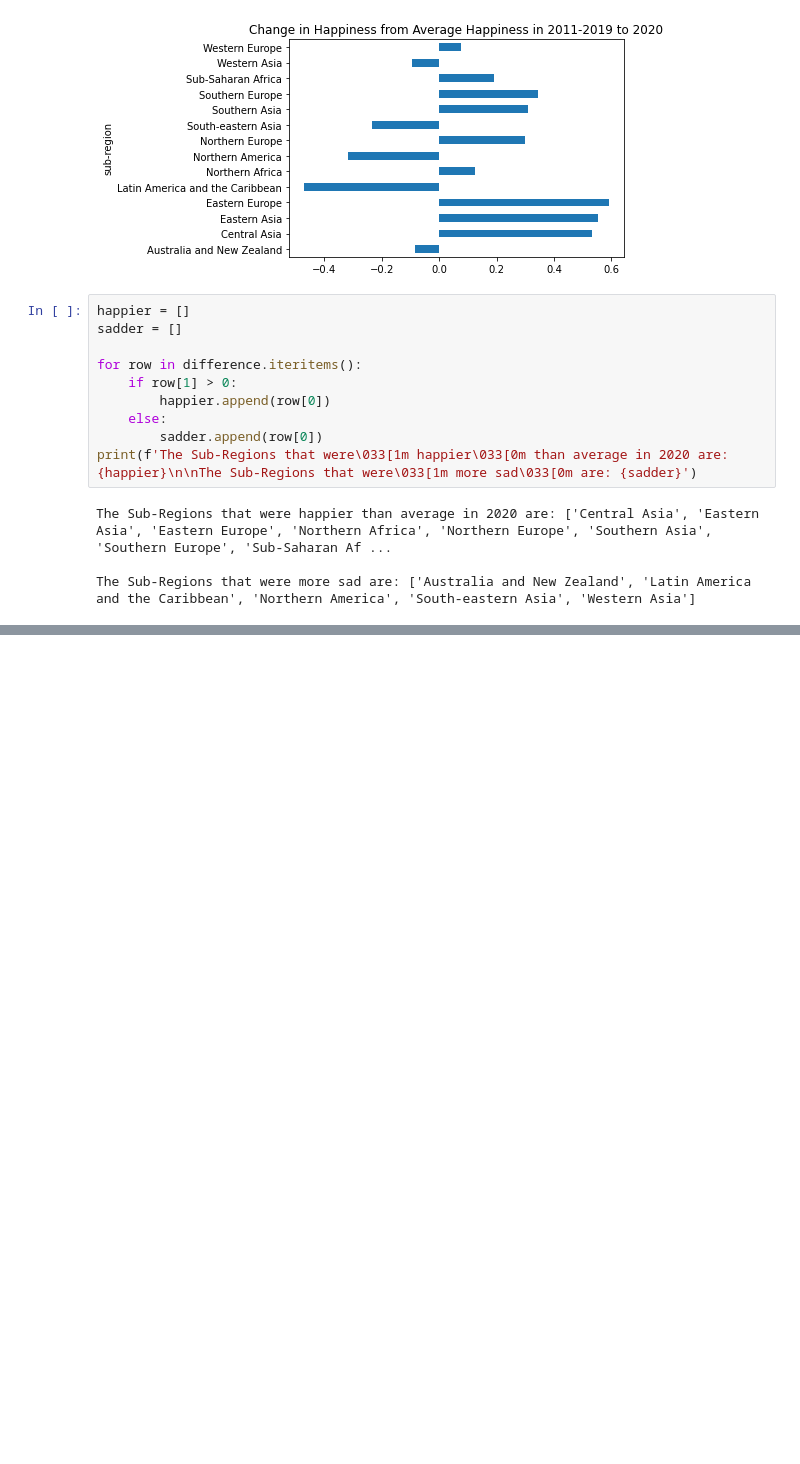
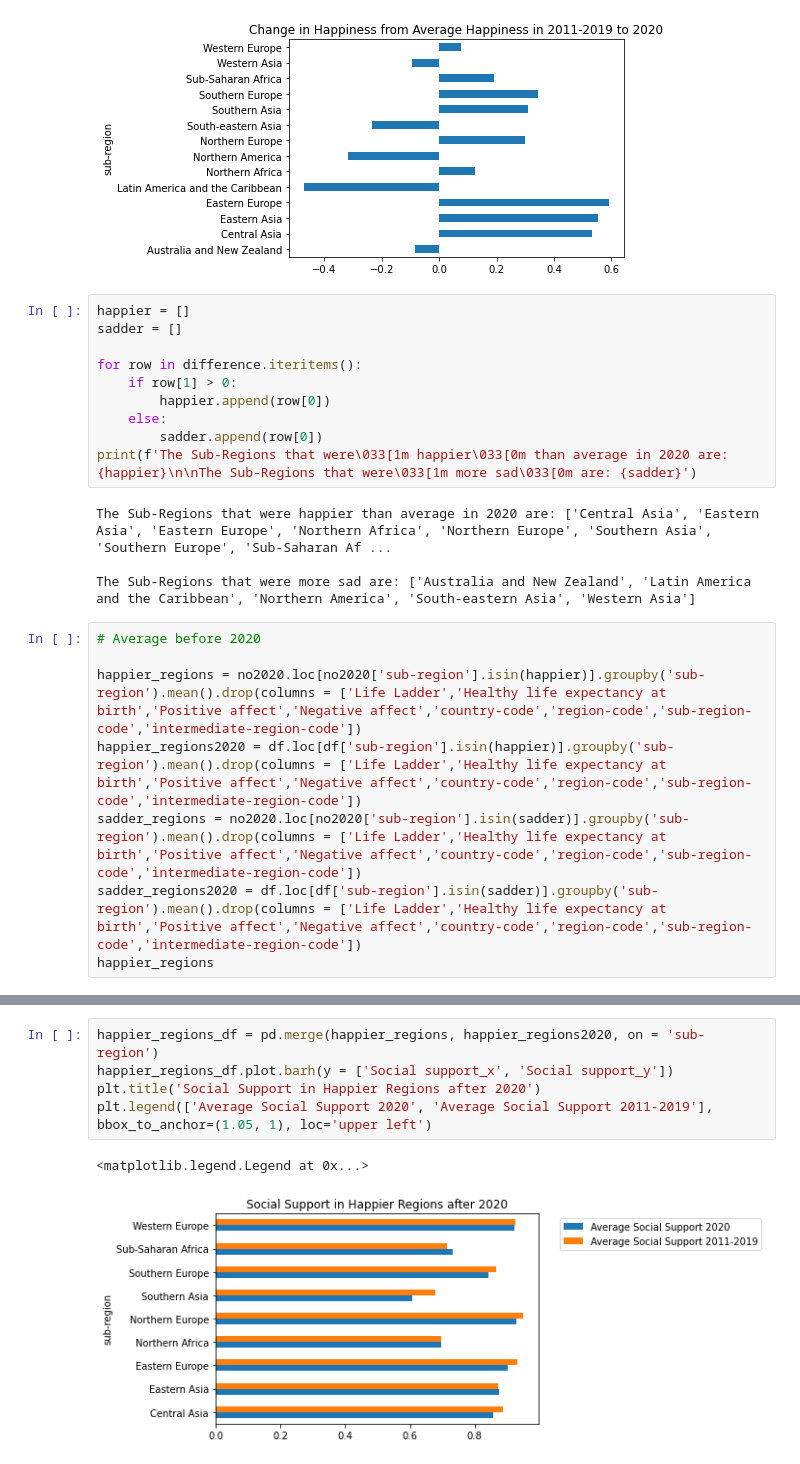
Before and after one commit to SimplyLizzy/FactorsOfHappinness, a Jupyter notebook: Avg Life Ladder vs. Sub-Region.ipynb, the cells around one changed output, grey strips where cells are left out. Saved outputs shown, nothing was run; the diff lists cells and outputs as text; blank space fills up the shorter version.

Commit message:
more graphs

```diff
--- a/Avg Life Ladder vs. Sub-Region.ipynb
+++ b/Avg Life Ladder vs. Sub-Region.ipynb
@@ -153,3 +170,11 @@ print(f'The Sub-Regions that were\033[1m happier\033[0m than average in 2020 are
 The Sub-Regions that were happier than average in 2020 are: ['Central Asia', 'Eastern Asia', 'Eastern Europe', 'Northern Africa', 'Northern Europe', 'Southern Asia', 'Southern Europe', 'Sub-Saharan Af ...
 
 The Sub-Regions that were more sad are: ['Australia and New Zealand', 'Latin America and the Caribbean', 'Northern America', 'South-eastern Asia', 'Western Asia']
+# %%
+# Average before 2020
+
+happier_regions = no2020.loc[no2020['sub-region'].isin(happier)].groupby('sub-region').mean().drop(columns = ['Life Ladder','Healthy life expectancy at birth','Positive affect','Negative affect','country-code','region-code','sub-region-code','intermediate-region-code'])
+happier_regions2020 = df.loc[df['sub-region'].isin(happier)].groupby('sub-region').mean().drop(columns = ['Life Ladder','Healthy life expectancy at birth','Positive affect','Negative affect','country-code','region-code','sub-region-code','intermediate-region-code'])
+sadder_regions = no2020.loc[no2020['sub-region'].isin(sadder)].groupby('sub-region').mean().drop(columns = ['Life Ladder','Healthy life expectancy at birth','Positive affect','Negative affect','country-code','region-code','sub-region-code','intermediate-region-code'])
+sadder_regions2020 = df.loc[df['sub-region'].isin(sadder)].groupby('sub-region').mean().drop(columns = ['Life Ladder','Healthy life expectancy at birth','Positive affect','Negative affect','country-code','region-code','sub-region-code','intermediate-region-code'])
+happier_regions
@@ -155,0 +193,8 @@ The Sub-Regions that were more sad are: ['Australia and New Zealand', 'Latin Ame
+# %%
+happier_regions_df = pd.merge(happier_regions, happier_regions2020, on = 'sub-region')
+happier_regions_df.plot.barh(y = ['Social support_x', 'Social support_y'])
+plt.title('Social Support in Happier Regions after 2020')
+plt.legend(['Average Social Support 2020', 'Average Social Support 2011-2019'], bbox_to_anchor=(1.05, 1), loc='upper left')
+# %% [output]
+<matplotlib.legend.Legend at 0x...>
+[figure, added]
```
Also changed, not shown: parts of 7 cells of this notebook, 1 other file.
